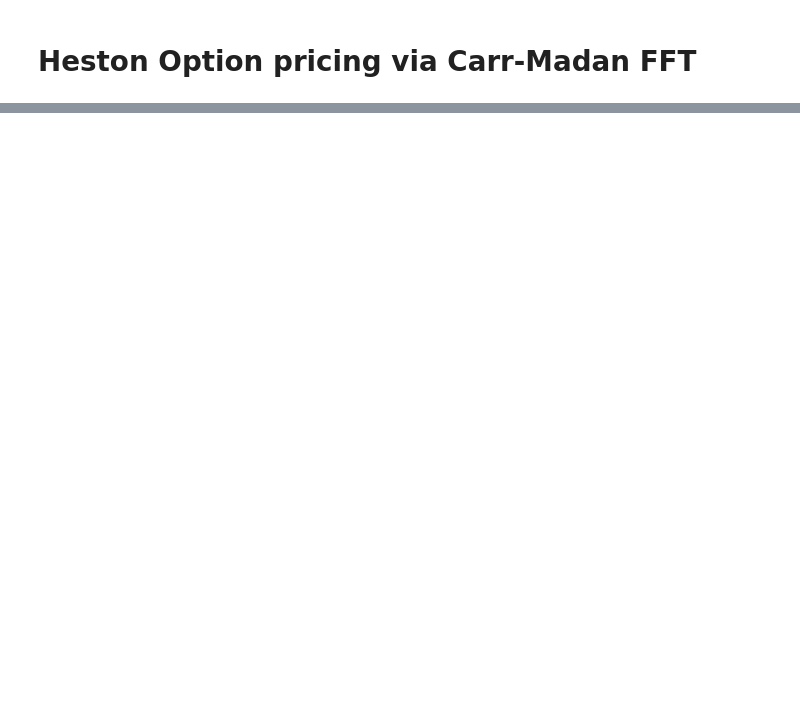
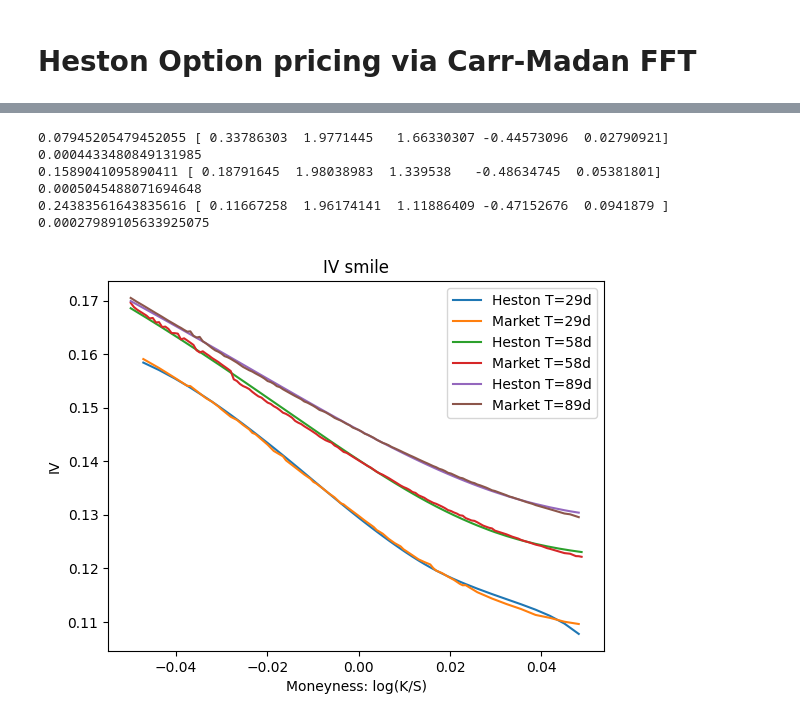
Before and after one commit to victormaury25/option-pricing-fft, a Jupyter notebook: FFT option pricing.ipynb, the cells around one changed output, grey strips where cells are left out. Cells and saved outputs as stored; diff of their text form; code cells hidden in the pictures; blank space fills up the shorter version.

```diff
--- a/FFT option pricing.ipynb
+++ b/FFT option pricing.ipynb
@@ -385,0 +422,49 @@ plt.show()
+# %%
+#Optimisation with only 1 core
+
+bounds_heston = [(0.001, 0.5), (0.1, 10), (0.01, 2), (-0.99, 0), (0.01, 1)]
+
+x0_candidates_heston = [
+    [0.04, 1.5, 0.5, -0.7, 0.15],
+    [0.06, 2.0, 0.3, -0.5, 0.20],
+    [0.03, 1.0, 0.8, -0.9, 0.12],
+]
+
+x=[]
+for T_i, df_i in zip([T_30d, T_60d, T_90d], [df_filtered_30d, df_filtered_60d, df_filtered_90d]):
+    results = [minimize(make_ivrmse(T_i, df_i, phi_heston), x0, method='L-BFGS-B', bounds=bounds_heston) for x0 in x0_candidates_heston]
+    result = min(results, key=lambda r: r.fun)
+    x.append(result.x)
+    print(T_i, result.x, result.fun)
+
+for j in range(len(T)):
+    params = x[j]
+    df = df_filtered_tot[j]
+    T_i = T[j]
+    iv_heston = []
+    k, C = C_ITM(r, T_i, N, 1, params, eta, alpha, phi_heston)
+    mask = (k > -0.5) & (k < 0.5)
+    cs = CubicSpline(k[mask], C[mask])
+
+    for i in df['strike']:
+        k_target = np.log(i / S)
+        price = cs(k_target)
+        try:
+            iv = brentq(lambda sv: BS_call(1, i/S, r, T_i, sv) - price, 1e-6, 5.0)
+        except:
+            iv = np.nan
+        iv_heston.append(iv)
+
+    plt.plot(df['log(K/S)'], iv_heston, label=f'Heston T={round(T_i*365)}d')
+    plt.plot(df['log(K/S)'], df['iv_market'], label=f'Market T={round(T_i*365)}d')
+
+plt.legend()
+plt.xlabel('Moneyness: log(K/S)')
+plt.ylabel('IV')
+plt.title('IV smile')
+plt.show()
+# %% [output]
+0.07945205479452055 [ 0.33786303  1.9771445   1.66330307 -0.44573096  0.02790921] 0.0004433480849131985
+0.1589041095890411 [ 0.18791645  1.98038983  1.339538   -0.48634745  0.05381801] 0.0005045488071694648
+0.24383561643835616 [ 0.11667258  1.96174141  1.11886409 -0.47152676  0.0941879 ] 0.00027989105633925075
+[figure, added]
```
Also changed, not shown: parts of 11 cells of this notebook, 1 other file.
